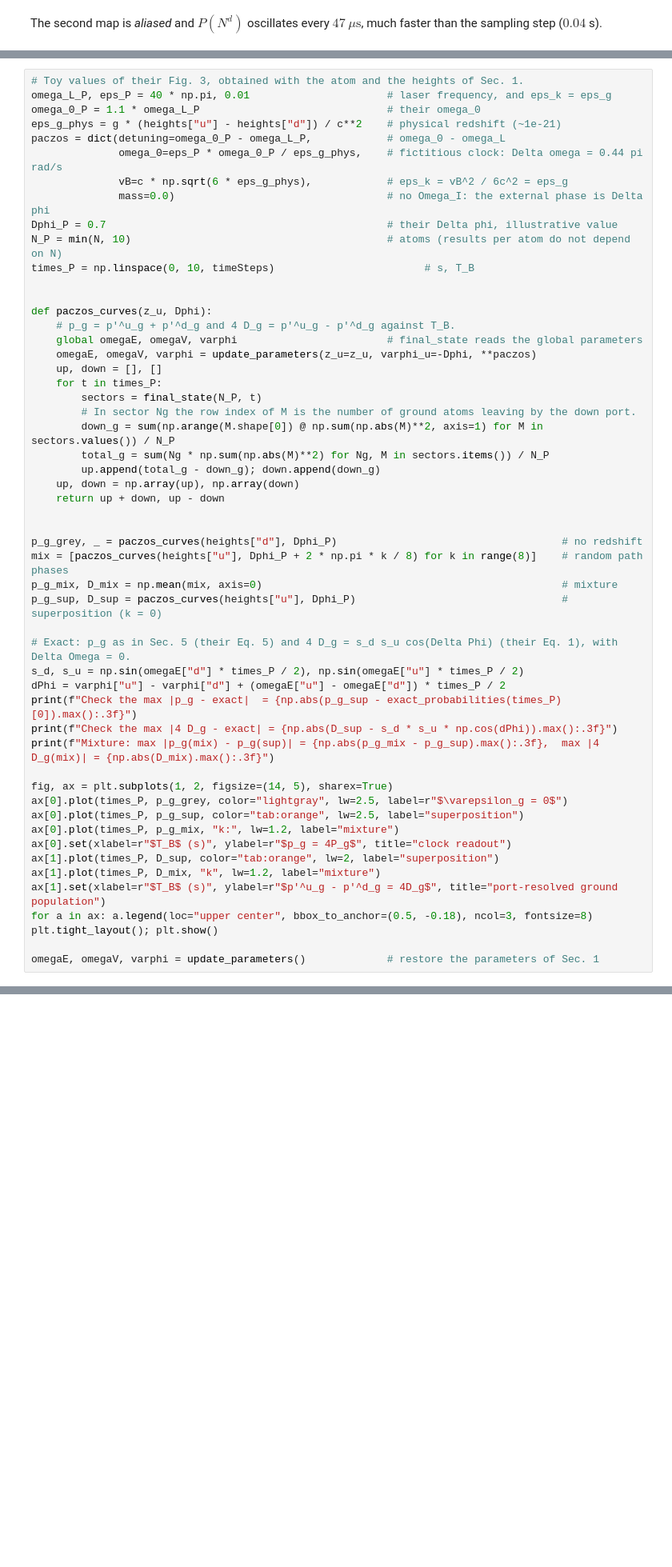
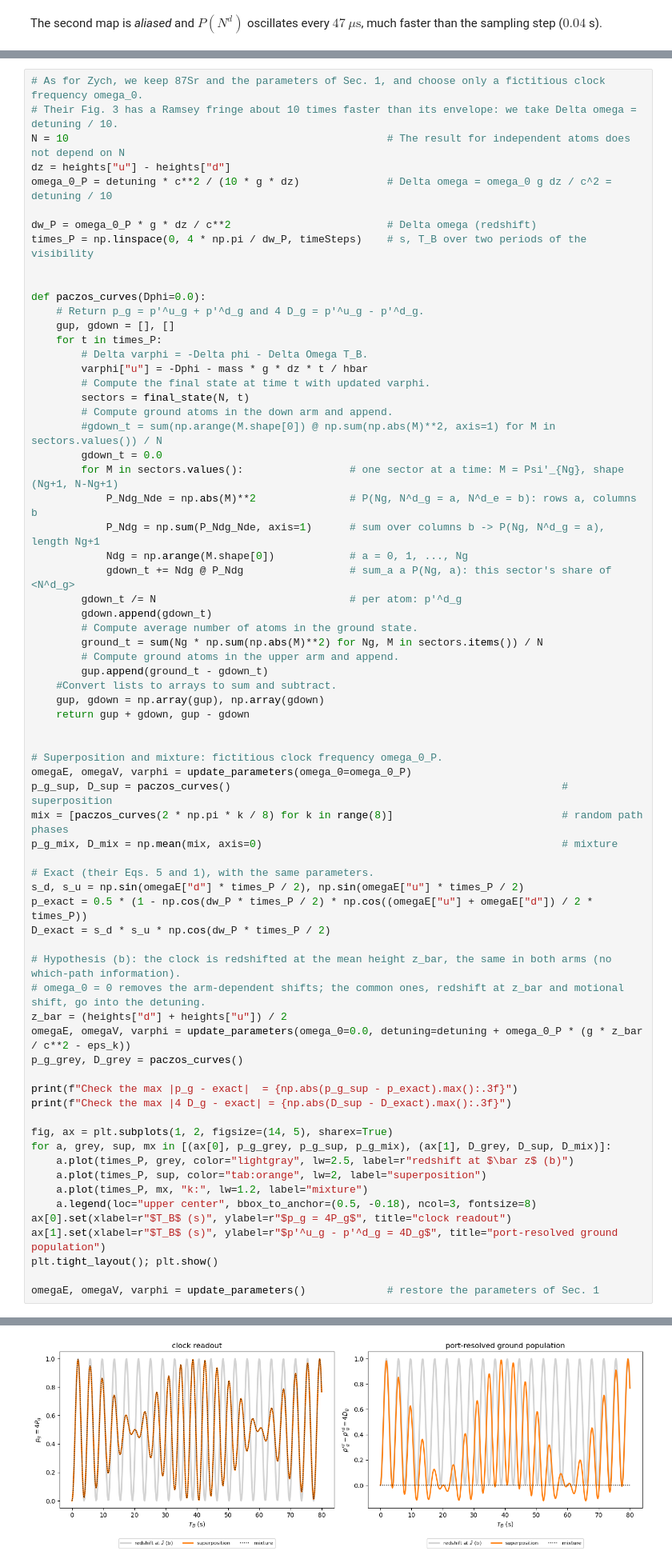
Before and after one commit to Dario-Maglio/QSqueeG, a Jupyter notebook: notebook_cpy_QSqueezeG.ipynb, the cells around one changed output, grey strips where cells are left out. Shown at 80% size. Cells and saved outputs as stored; diff of their text form; blank space fills up the shorter version.

Commit message:
Fixed Zych and Paczos sections

```diff
--- a/notebook_cpy_QSqueezeG.ipynb
+++ b/notebook_cpy_QSqueezeG.ipynb
@@ -730,53 +802,70 @@ Their Eq. (7) has a prefactor $1/8$, while Eq. (1) gives $1/4$: we follow Eq. (1
 # %%
-# Toy values of their Fig. 3, obtained with the atom and the heights of Sec. 1.
-omega_L_P, eps_P = 40 * np.pi, 0.01                      # laser frequency, and eps_k = eps_g
-omega_0_P = 1.1 * omega_L_P                              # their omega_0
-eps_g_phys = g * (heights["u"] - heights["d"]) / c**2    # physical redshift (~1e-21)
-paczos = dict(detuning=omega_0_P - omega_L_P,            # omega_0 - omega_L
-              omega_0=eps_P * omega_0_P / eps_g_phys,    # fictitious clock: Delta omega = 0.44 pi rad/s
-              vB=c * np.sqrt(6 * eps_g_phys),            # eps_k = vB^2 / 6c^2 = eps_g
-              mass=0.0)                                  # no Omega_I: the external phase is Delta phi
-Dphi_P = 0.7                                             # their Delta phi, illustrative value
-N_P = min(N, 10)                                         # atoms (results per atom do not depend on N)
-times_P = np.linspace(0, 10, timeSteps)                        # s, T_B
+# As for Zych, we keep 87Sr and the parameters of Sec. 1, and choose only a fictitious clock frequency omega_0.
+# Their Fig. 3 has a Ramsey fringe about 10 times faster than its envelope: we take Delta omega = detuning / 10.
+N = 10                                                   # The result for independent atoms does not depend on N
+dz = heights["u"] - heights["d"]
+omega_0_P = detuning * c**2 / (10 * g * dz)              # Delta omega = omega_0 g dz / c^2 = detuning / 10
+
+dw_P = omega_0_P * g * dz / c**2                         # Delta omega (redshift)
+times_P = np.linspace(0, 4 * np.pi / dw_P, timeSteps)    # s, T_B over two periods of the visibility
 
 
-def paczos_curves(z_u, Dphi):
-    # p_g = p'^u_g + p'^d_g and 4 D_g = p'^u_g - p'^d_g against T_B.
-    global omegaE, omegaV, varphi                        # final_state reads the global parameters
-    omegaE, omegaV, varphi = update_parameters(z_u=z_u, varphi_u=-Dphi, **paczos)
-    up, down = [], []
+def paczos_curves(Dphi=0.0):
+    # Return p_g = p'^u_g + p'^d_g and 4 D_g = p'^u_g - p'^d_g.
+    gup, gdown = [], []
     for t in times_P:
-        sectors = final_state(N_P, t)
-        # In sector Ng the row index of M is the number of ground atoms leaving by the down port.
-        down_g = sum(np.arange(M.shape[0]) @ np.sum(np.abs(M)**2, axis=1) for M in sectors.values()) / N_P
-        total_g = sum(Ng * np.sum(np.abs(M)**2) for Ng, M in sectors.items()) / N_P
-        up.append(total_g - down_g); down.append(down_g)
-    up, down = np.array(up), np.array(down)
-    return up + down, up - down
+        # Delta varphi = -Delta phi - Delta Omega T_B.
+        varphi["u"] = -Dphi - mass * g * dz * t / hbar
+        # Compute the final state at time t with updated varphi.
+        sectors = final_state(N, t)
+        # Compute ground atoms in the down arm and append.
+        #gdown_t = sum(np.arange(M.shape[0]) @ np.sum(np.abs(M)**2, axis=1) for M in sectors.values()) / N
+        gdown_t = 0.0
+        for M in sectors.values():                 # one sector at a time: M = Psi'_{Ng}, shape (Ng+1, N-Ng+1)
+            P_Ndg_Nde = np.abs(M)**2               # P(Ng, N^d_g = a, N^d_e = b): rows a, columns b
+            P_Ndg = np.sum(P_Ndg_Nde, axis=1)      # sum over columns b -> P(Ng, N^d_g = a), length Ng+1
+            Ndg = np.arange(M.shape[0])            # a = 0, 1, ..., Ng
+            gdown_t += Ndg @ P_Ndg                 # sum_a a P(Ng, a): this sector's share of <N^d_g>
+        gdown_t /= N                               # per atom: p'^d_g
+        gdown.append(gdown_t)
+        # Compute average number of atoms in the ground state.
+        ground_t = sum(Ng * np.sum(np.abs(M)**2) for Ng, M in sectors.items()) / N
+        # Compute ground atoms in the upper arm and append.
+        gup.append(ground_t - gdown_t)
+    #Convert lists to arrays to sum and subtract.
+    gup, gdown = np.array(gup), np.array(gdown)
+    return gup + gdown, gup - gdown
 
 
-p_g_grey, _ = paczos_curves(heights["d"], Dphi_P)                                    # no redshift
-mix = [paczos_curves(heights["u"], Dphi_P + 2 * np.pi * k / 8) for k in range(8)]    # random path phases
+# Superposition and mixture: fictitious clock frequency omega_0_P.
+omegaE, omegaV, varphi = update_parameters(omega_0=omega_0_P)
+p_g_sup, D_sup = paczos_curves()                                                     # superposition
+mix = [paczos_curves(2 * np.pi * k / 8) for k in range(8)]                           # random path phases
 p_g_mix, D_mix = np.mean(mix, axis=0)                                                # mixture
-p_g_sup, D_sup = paczos_curves(heights["u"], Dphi_P)                                 # superposition (k = 0)
 
-# Exact: p_g as in Sec. 5 (their Eq. 5) and 4 D_g = s_d s_u cos(Delta Phi) (their Eq. 1), with Delta Omega = 0.
+# Exact (their Eqs. 5 and 1), with the same parameters.
 s_d, s_u = np.sin(omegaE["d"] * times_P / 2), np.sin(omegaE["u"] * times_P / 2)
-dPhi = varphi["u"] - varphi["d"] + (omegaE["u"] - omegaE["d"]) * times_P / 2
-print(f"Check the max |p_g - exact|  = {np.abs(p_g_sup - exact_probabilities(times_P)[0]).max():.3f}")
-print(f"Check the max |4 D_g - exact| = {np.abs(D_sup - s_d * s_u * np.cos(dPhi)).max():.3f}")
-print(f"Mixture: max |p_g(mix) - p_g(sup)| = {np.abs(p_g_mix - p_g_sup).max():.3f},  max |4 D_g(mix)| = {np.abs(D_mix).max():.3f}")
+p_exact = 0.5 * (1 - np.cos(dw_P * times_P / 2) * np.cos((omegaE["u"] + omegaE["d"]) / 2 * times_P))
+D_exact = s_d * s_u * np.cos(dw_P * times_P / 2)
+
+# Hypothesis (b): the clock is redshifted at the mean height z_bar, the same in both arms (no which-path information).
+# omega_0 = 0 removes the arm-dependent shifts; the common ones, redshift at z_bar and motional shift, go into the detuning.
+z_bar = (heights["d"] + heights["u"]) / 2
+omegaE, omegaV, varphi = update_parameters(omega_0=0.0, detuning=detuning + omega_0_P * (g * z_bar / c**2 - eps_k))
+p_g_grey, D_grey = paczos_curves()
+
+print(f"Check the max |p_g - exact|  = {np.abs(p_g_sup - p_exact).max():.3f}")
+print(f"Check the max |4 D_g - exact| = {np.abs(D_sup - D_exact).max():.3f}")
 
 fig, ax = plt.subplots(1, 2, figsize=(14, 5), sharex=True)
-ax[0].plot(times_P, p_g_grey, color="lightgray", lw=2.5, label=r"$\varepsilon_g = 0$")
-ax[0].plot(times_P, p_g_sup, color="tab:orange", lw=2.5, label="superposition")
-ax[0].plot(times_P, p_g_mix, "k:", lw=1.2, label="mixture")
+for a, grey, sup, mx in [(ax[0], p_g_grey, p_g_sup, p_g_mix), (ax[1], D_grey, D_sup, D_mix)]:
+    a.plot(times_P, grey, color="lightgray", lw=2.5, label=r"redshift at $\bar z$ (b)")
+    a.plot(times_P, sup, color="tab:orange", lw=2, label="superposition")
+    a.plot(times_P, mx, "k:", lw=1.2, label="mixture")
+    a.legend(loc="upper center", bbox_to_anchor=(0.5, -0.18), ncol=3, fontsize=8)
 ax[0].set(xlabel=r"$T_B$ (s)", ylabel=r"$p_g = 4P_g$", title="clock readout")
-ax[1].plot(times_P, D_sup, color="tab:orange", lw=2, label="superposition")
-ax[1].plot(times_P, D_mix, "k", lw=1.2, label="mixture")
 ax[1].set(xlabel=r"$T_B$ (s)", ylabel=r"$p'^u_g - p'^d_g = 4D_g$", title="port-resolved ground population")
-for a in ax: a.legend(loc="upper center", bbox_to_anchor=(0.5, -0.18), ncol=3, fontsize=8)
 plt.tight_layout(); plt.show()
 
 omegaE, omegaV, varphi = update_parameters()             # restore the parameters of Sec. 1
+# %% [output]
@@ -782,0 +874 @@ omegaE, omegaV, varphi = update_parameters()             # restore the parameter
+[figure, added]
```
Also changed, not shown: parts of 40 cells of this notebook.
